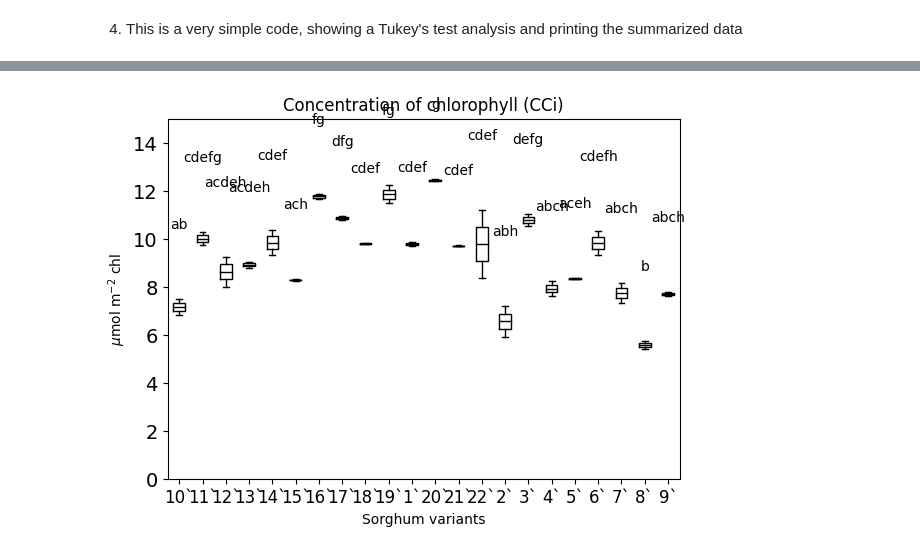
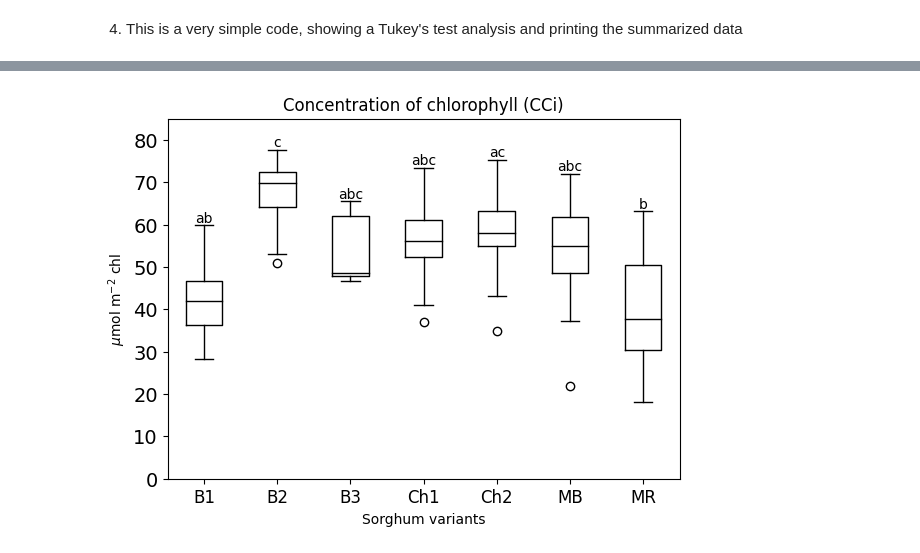
Before and after one commit to MKolaksazov/Data-Science, a Jupyter notebook: Colab code (graphs)/Tukey_test_letters.ipynb, the cells around one changed output, grey strips where cells are left out. Drawn from its saved outputs; the diff is of its cells as text; code cells hidden in the pictures.

```diff
--- a/Colab code (graphs)/Tukey_test_letters.ipynb
+++ b/Colab code (graphs)/Tukey_test_letters.ipynb
@@ -14,7 +14,7 @@
 import pandas as pd
 import numpy as np
 # exp_0726_OJIP_p
-df = pd.read_csv("/content/nahut_0606.csv", delimiter='\t', decimal=',') # delimiter '\t' or ';'
+df = pd.read_csv("/content/CCI.csv", delimiter=';', decimal=',') # delimiter '\t' or ';'
 # %% [markdown]
 1.2) Popping out the labels of the variation groups in a dataframe, called *'names'*.
 Transposing the dataframe, so that it can be easily processed by the covariance test analysis and matplotlib. Converting it into numpy array.
@@ -58,7 +52,7 @@ Name: groups, dtype: object
 # %% [markdown]
 1.4) Popping out the column with the desired parameter by writing the name in the 'pop' function, as well as transposing it.
 # %%
-params = df.pop('water') #required param
+params = df.pop('cci') #required param
 transp_df = params.T
 
 #dff = np.array(params)
@@ -241,32 +226,32 @@ grps.sort() # This is critical!  Puts the groups in alphabeical order to make it
 #props=dict(facecolor='white',alpha=1)
 ''''''
 for i,grp in enumerate(grps):   #I loop through the groups to make the scatters and figure out the axis labels.
     y_pos = data[data['Variant'] == grp]['Value'].max() + 3.4
     #y_pos = ax.get_ylim()[1]*1
     ax.text(i+1,y_pos,df_ltr.sum(axis=1)[i],rotation=0,fontsize=10,verticalalignment='top',horizontalalignment='center')
 
 ax.set_xticklabels(grps,rotation=0,fontsize=12)
 #ax.set_xticks()
-ax.set_ylim([0, 15])
+ax.set_ylim([0, 85])
 ax.set(title='Concentration of chlorophyll (CCi)', ylabel=r'$\mu$mol m$^{-2}$ chl', xlabel="Sorghum variants")
 fig.suptitle('')
 
 # PI $_{ABS}$ (performance index)
 #
 
 # CO$_2$ uptake (A$_{n}$)
 # r'$\mu$mol m$^{-2}$s$^{-1}$ CO$_2$'
 
 # Concentration of chlorophyll (CCi)
 # $\mu$mol m$^{-2}$ chl
 
 # TAC - water extracts
 # mM AAE g${^-1}$
 
 # PI $_{ABS}$
 # (a.u.)
 
 plt.grid(False)
 #fig.savefig('anovatest.jpg',dpi=600,bbox_inches='tight')
 # %% [output]
-[figure, old version]
+[figure, new version]
```
Also changed, not shown: parts of 5 cells of this notebook.
